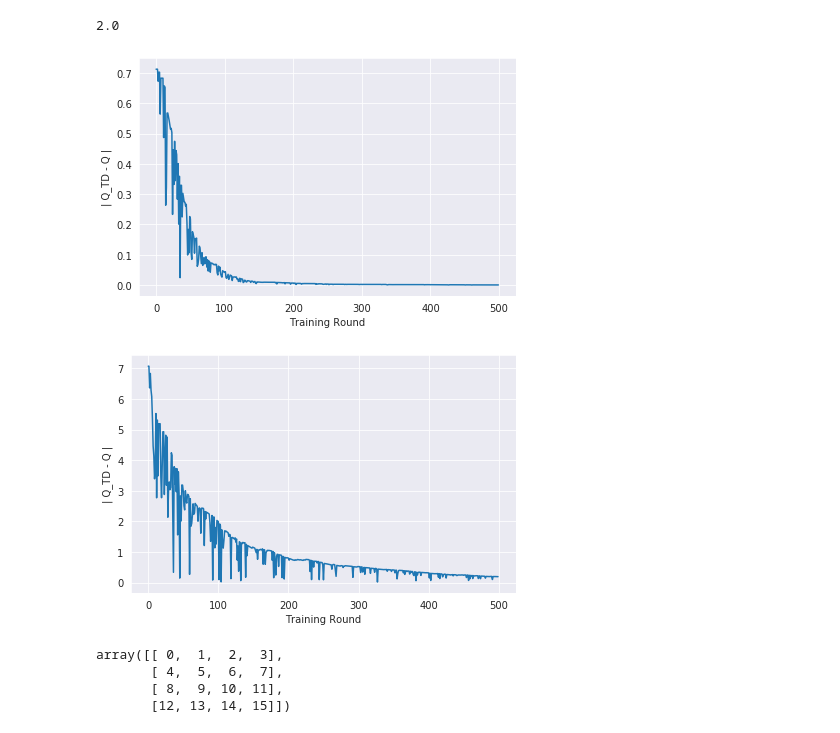
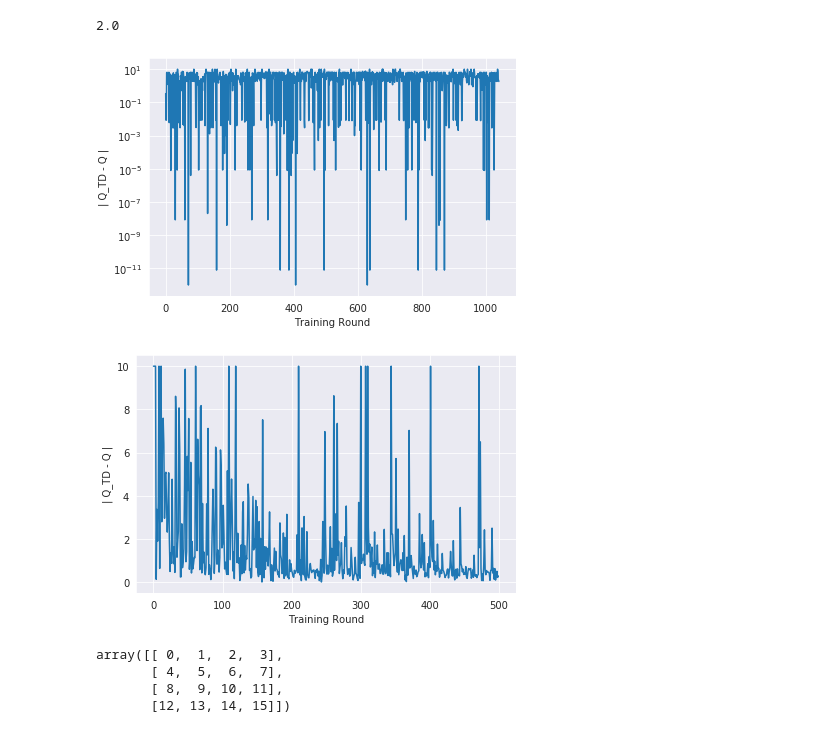
Before and after one commit to dibstan/bomberman_rl, a Jupyter notebook: tryout.ipynb, the cells around one changed output. Drawn from its saved outputs; the diff is of its cells as text; code cells hidden in the pictures.

```diff
--- a/tryout.ipynb
+++ b/tryout.ipynb
@@ -15,16 +15,17 @@ np.mean(a)
 # %%
 a
 # %%
-with open("agent_code/kampfente_batched/fluctuations.pt", "rb") as file:
+with open("agent_code/boosted_ente_Sander_edit/fluctuations.pt", "rb") as file:
             fluctuations = pickle.load(file)
 # %%
 with sns.axes_style('darkgrid'):
-    plt.plot(np.arange(len(fluctuations)),fluctuations)
+    plt.plot(np.arange(len(fluctuations[:])),fluctuations[:])
     plt.xlabel('Training Round')
     plt.ylabel('| Q_TD - Q |')
+    plt.yscale('log')
     plt.tight_layout()
 # %% [output]
-[figure, old version]
+[figure, new version]
 # %%
 with open("agent_code/kampfente_stochastic/fluctuations.pt", "rb") as file:
             fluctuations = pickle.load(file)
@@ -35,7 +36,7 @@ with sns.axes_style('darkgrid'):
     plt.ylabel('| Q_TD - Q |')
     plt.tight_layout()
 # %% [output]
-[figure, old version]
+[figure, new version]
 # %%
 a = np.arange(0,16).reshape(4,4)
 # %%
```
Also changed, not shown: 13 other files.
